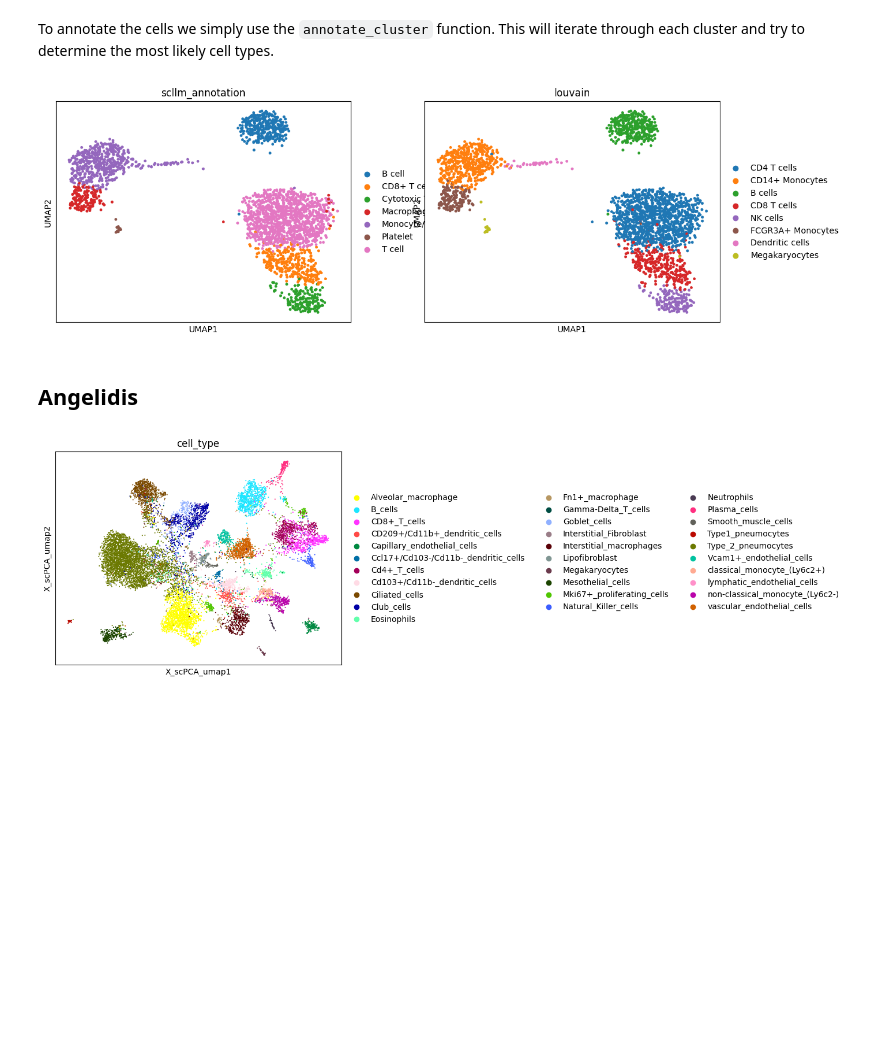
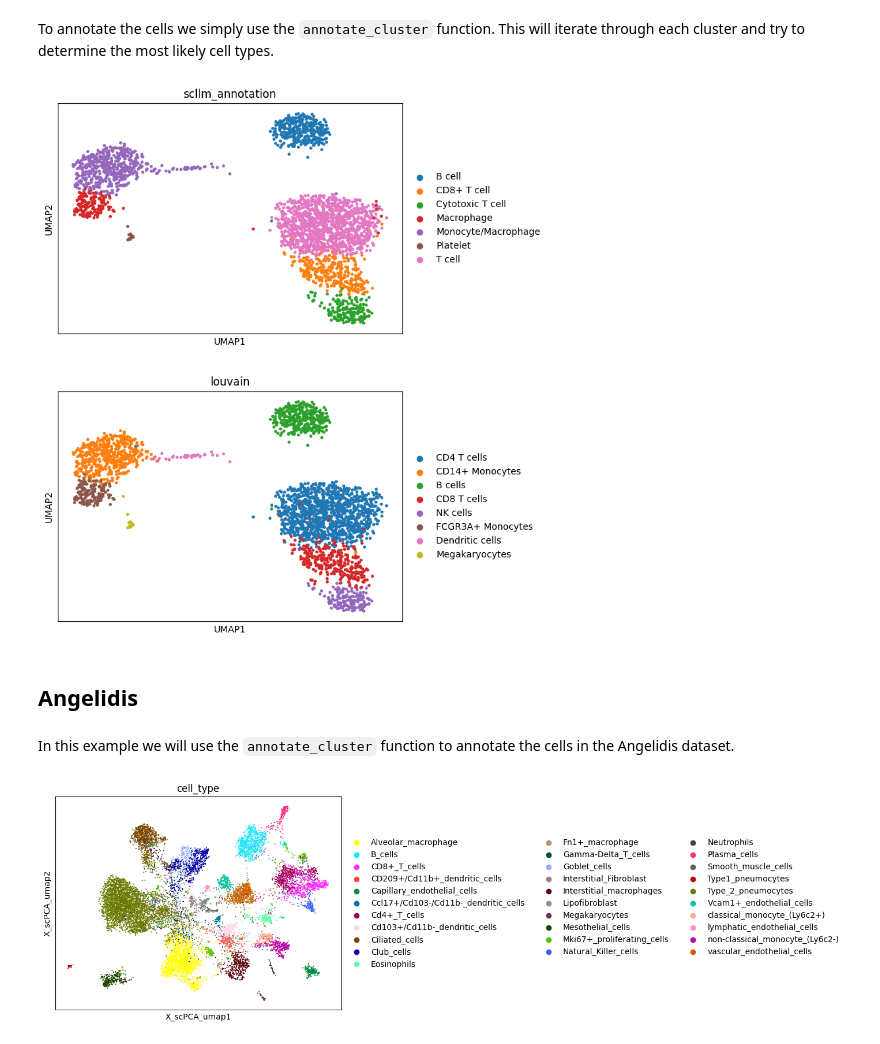
Before and after one commit to sagar87/scllm, a Jupyter notebook: docs/notebooks/cell_types.ipynb, the cells around one changed output. Saved outputs shown, nothing was run; the diff lists cells and outputs as text; code cells hidden in the pictures; blank space fills up the shorter version.

```diff
--- a/docs/notebooks/cell_types.ipynb
+++ b/docs/notebooks/cell_types.ipynb
@@ -36,9 +36,11 @@ To annotate the cells we simply use the `annotate_cluster` function. This will i
 # %%
 sl.tl.annotate_cluster(pbmc, 'leiden', llm, use_raw=True, top_genes=30, num_samples=20)
 # %%
-sc.pl.umap(pbmc, color=['scllm_annotation', 'louvain'])
+sc.pl.umap(pbmc, color=['scllm_annotation', 'louvain'], ncols=1)
 # %% [output]
-[figure, old version]
+[figure, new version]
 # %% [markdown]
 ## Angelidis
+# %% [markdown]
+In this example we will use the `annotate_cluster` function to annotate the cells in the Angelidis dataset.
 # %%
```
Also changed, not shown: parts of 9 cells of this notebook, 1 other file.
